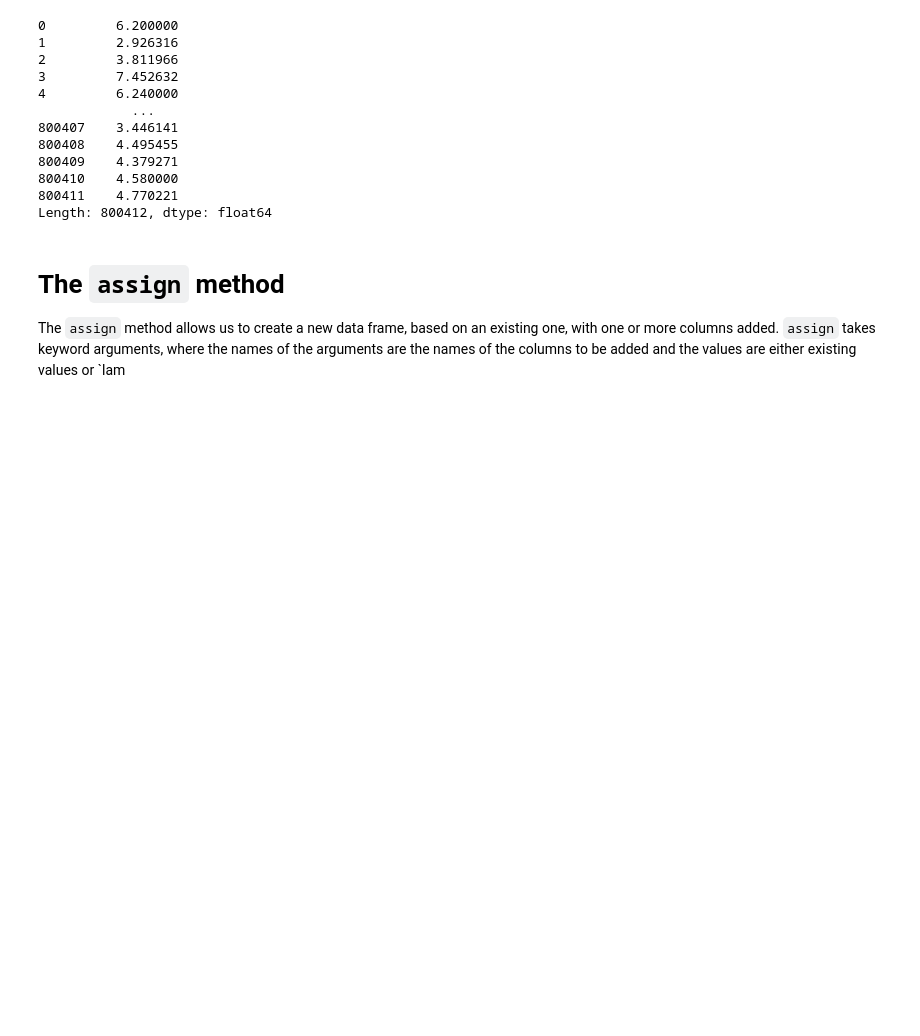
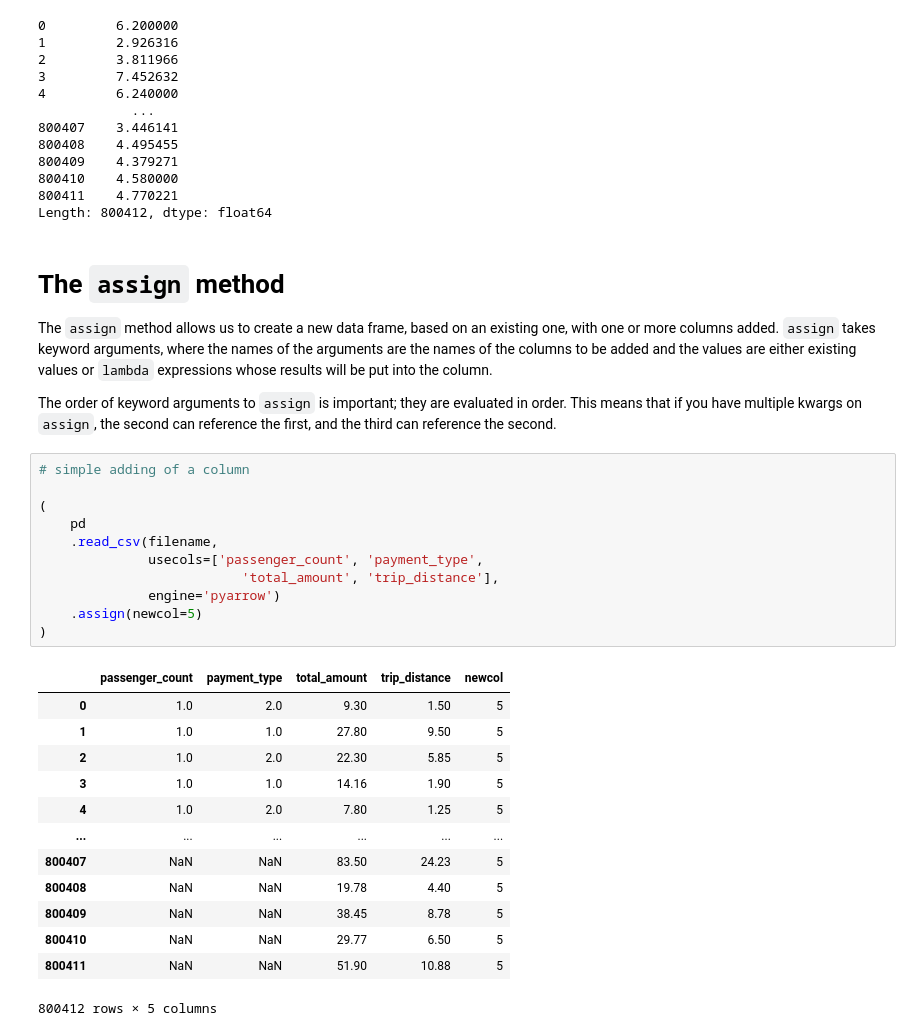
Before and after one commit to opagani/https-github.com-opagani-2024-08Aug-cleaning, a Jupyter notebook: LernerPython - 2024-08Aug-chaining.ipynb, the cells around one changed output. Cells and saved outputs as stored; diff of their text form; blank space fills up the shorter version.

```diff
--- a/LernerPython - 2024-08Aug-chaining.ipynb
+++ b/LernerPython - 2024-08Aug-chaining.ipynb
@@ -507,4 +507,31 @@ Length: 800412, dtype: float64
 # %% [markdown]
 # The `assign` method
 
-The `assign` method allows us to create a new data frame, based on an existing one, with one or more columns added. `assign` takes keyword arguments, where the names of the arguments are the names of the columns to be added and the values are either existing values or `lam
+The `assign` method allows us to create a new data frame, based on an existing one, with one or more columns added. `assign` takes keyword arguments, where the names of the arguments are the names of the columns to be added and the values are either existing values or `lambda` expressions whose results will be put into the column.
+
+The order of keyword arguments to `assign` is important; they are evaluated in order. This means that if you have multiple kwargs on `assign`, the second can reference the first, and the third can reference the second.
+# %%
+# simple adding of a column
+
+(
+    pd
+    .read_csv(filename,
+              usecols=['passenger_count', 'payment_type',
+                          'total_amount', 'trip_distance'],
+              engine='pyarrow')
+    .assign(newcol=5)
+)
+# %% [output]
+|  | passenger_count | payment_type | total_amount | trip_distance | newcol |
+| 0 | 1.0 | 2.0 | 9.30 | 1.50 | 5 |
+| 1 | 1.0 | 1.0 | 27.80 | 9.50 | 5 |
+| 2 | 1.0 | 2.0 | 22.30 | 5.85 | 5 |
+| 3 | 1.0 | 1.0 | 14.16 | 1.90 | 5 |
+| 4 | 1.0 | 2.0 | 7.80 | 1.25 | 5 |
+| ... | ... | ... | ... | ... | ... |
+| 800407 | NaN | NaN | 83.50 | 24.23 | 5 |
+| 800408 | NaN | NaN | 19.78 | 4.40 | 5 |
+| 800409 | NaN | NaN | 38.45 | 8.78 | 5 |
+| 800410 | NaN | NaN | 29.77 | 6.50 | 5 |
+| 800411 | NaN | NaN | 51.90 | 10.88 | 5 |
+800412 rows × 5 columns
```
Also changed, not shown: parts of 1 cell of this notebook.
